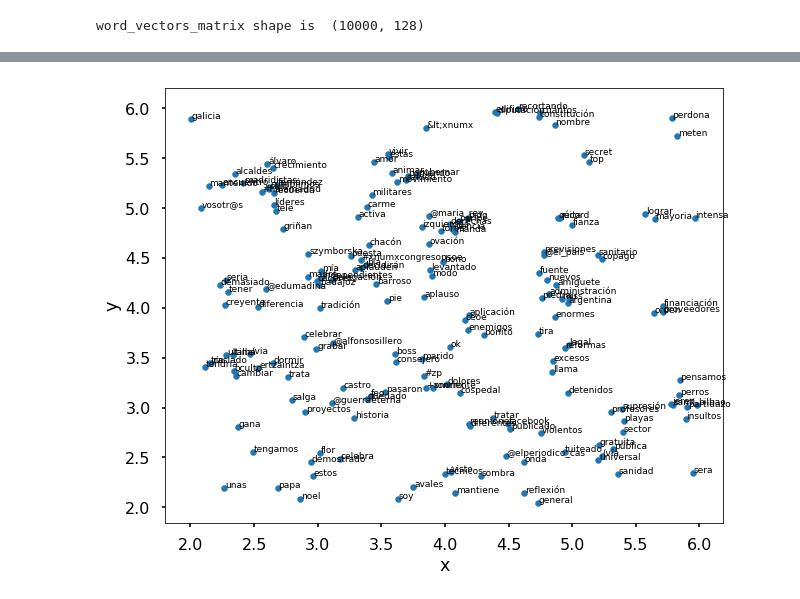
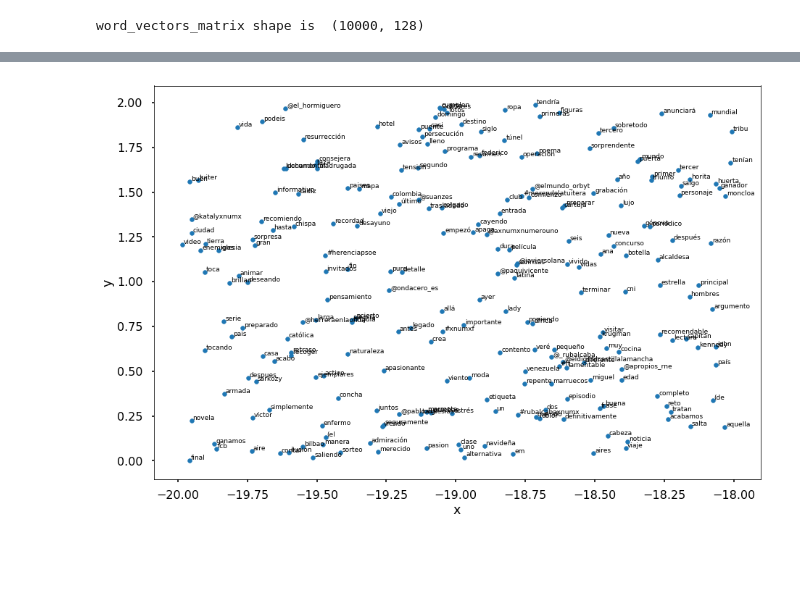
Before and after one commit to spartanjoax/SentimientosProfundos, a Jupyter notebook: Vectorizacion Gensim.ipynb, the cells around one changed output, grey strips where cells are left out. Saved outputs shown, nothing was run; the diff lists cells and outputs as text; code cells hidden in the pictures; blank space fills up the shorter version.

```diff
--- a/Vectorizacion Gensim.ipynb
+++ b/Vectorizacion Gensim.ipynb
@@ -103,19 +105,19 @@ points.plot.scatter("x", "y", s=10, figsize=(20, 12))
 # %%
 def plot_region (x_bounds, y_bounds):
     slice = points[
         (x_bounds[0] <= points.x) &
         (points.x <= x_bounds[1]) &
         (y_bounds[0] <= points.y) &
         (points.y <= y_bounds[1])
     ]
 
-    ax = slice.plot.scatter("x", "y", s=35, figsize=(10, 8))
+    ax = slice.plot.scatter("x", "y", s=35, figsize=(15, 10))
     for i, point in slice.iterrows():
         ax.text(point.x + 0.005, point.y + 0.005, point.word, fontsize=9)
 
-plot_region(x_bounds=(2, 6), y_bounds=(2, 6))
+plot_region(x_bounds=(-20, -18), y_bounds=(0, 2))
 # %% [output]
-[figure, old version]
+[figure, new version]
 # %%
 modelo.most_similar("feliz")
 # %% [output]
```
Also changed, not shown: parts of 4 cells of this notebook.
